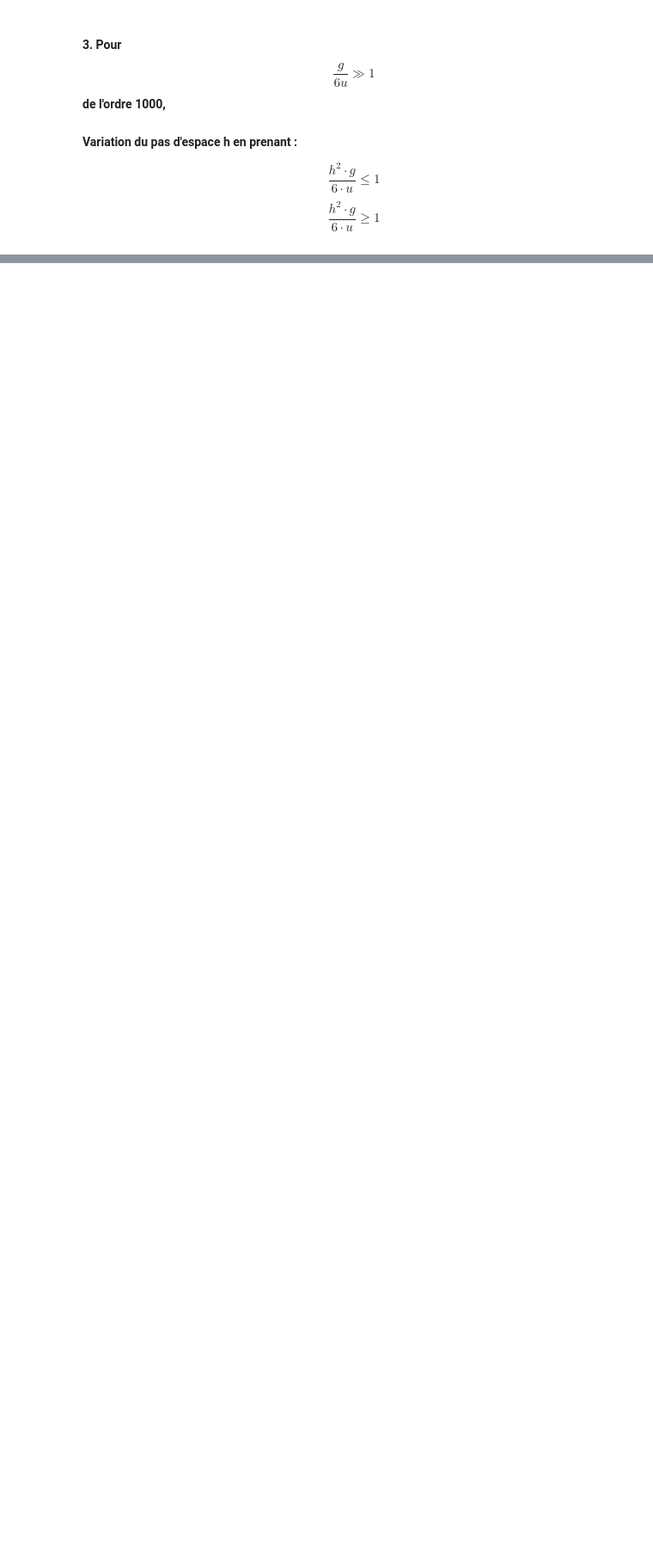
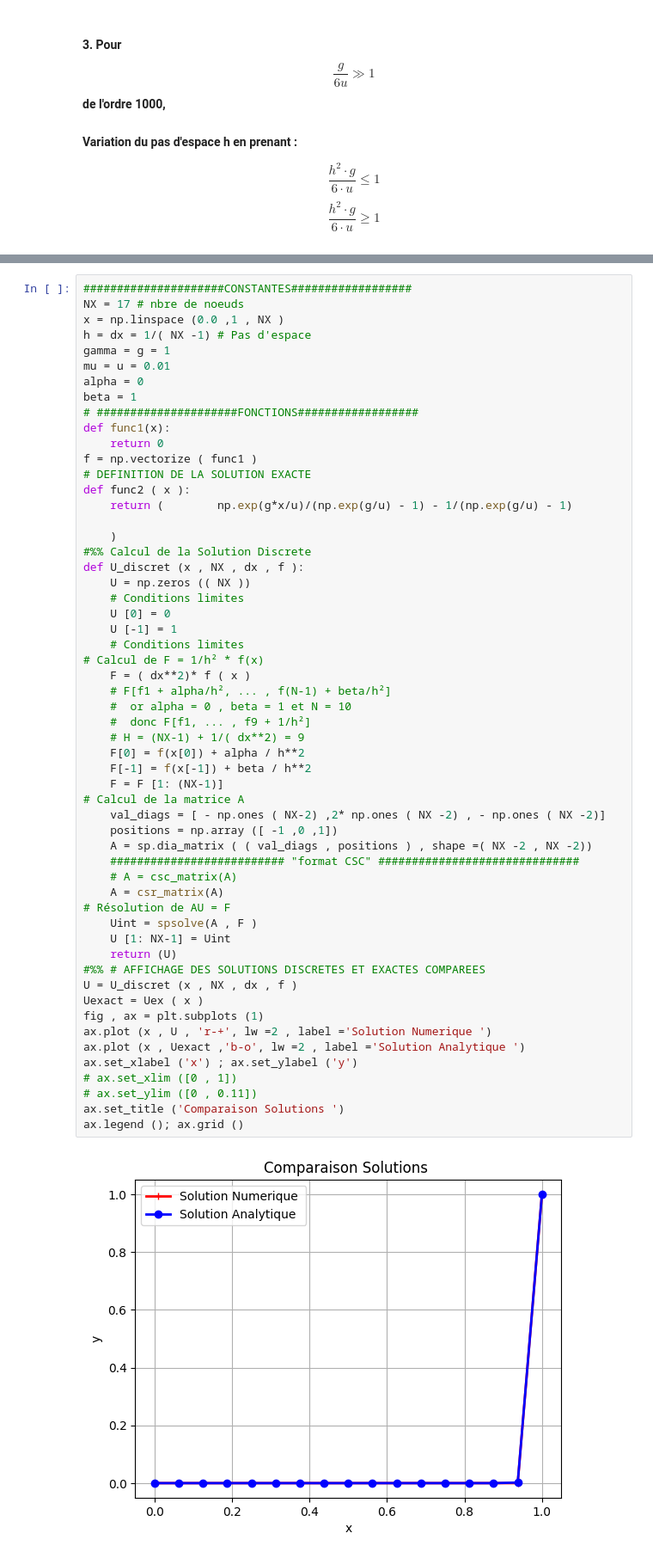
Before and after one commit to Ousoka/Application1_Analyse_Numerique, a Jupyter notebook: Projet_Application1.ipynb, the cells around one changed output, grey strips where cells are left out. Shown: that part at 86% size. Cells and saved outputs as stored; diff of their text form; blank space fills up the shorter version.

```diff
--- a/Projet_Application1.ipynb
+++ b/Projet_Application1.ipynb
@@ -461,2 +242,60 @@ $$ \frac{h^2 \cdot g}{6 \cdot u} \geq 1 $$
+# %%
+#####################CONSTANTES##################
+NX = 17 # nbre de noeuds
+x = np.linspace (0.0 ,1 , NX )
+h = dx = 1/( NX -1) # Pas d'espace
+gamma = g = 1
+mu = u = 0.01
+alpha = 0
+beta = 1
+# #####################FONCTIONS##################
+def func1(x):
+    return 0
+f = np.vectorize ( func1 )
+# DEFINITION DE LA SOLUTION EXACTE
+def func2 ( x ):
+    return (        np.exp(g*x/u)/(np.exp(g/u) - 1) - 1/(np.exp(g/u) - 1)
+
+    )
+#%% Calcul de la Solution Discrete
+def U_discret (x , NX , dx , f ):
+    U = np.zeros (( NX ))
+    # Conditions limites
+    U [0] = 0
+    U [-1] = 1
+    # Conditions limites
+# Calcul de F = 1/h² * f(x)
+    F = ( dx**2)* f ( x )
+    # F[f1 + alpha/h², ... , f(N-1) + beta/h²]
+    #  or alpha = 0 , beta = 1 et N = 10
+    #  donc F[f1, ... , f9 + 1/h²]
+    # H = (NX-1) + 1/( dx**2) = 9
+    F[0] = f(x[0]) + alpha / h**2
+    F[-1] = f(x[-1]) + beta / h**2
+    F = F [1: (NX-1)]
+# Calcul de la matrice A
+    val_diags = [ - np.ones ( NX-2) ,2* np.ones ( NX -2) , - np.ones ( NX -2)]
+    positions = np.array ([ -1 ,0 ,1])
+    A = sp.dia_matrix ( ( val_diags , positions ) , shape =( NX -2 , NX -2))
+    ########################## "format CSC" ##############################
+    # A = csc_matrix(A)
+    A = csr_matrix(A)
+# Résolution de AU = F
+    Uint = spsolve(A , F )
+    U [1: NX-1] = Uint
+    return (U)
+#%% # AFFICHAGE DES SOLUTIONS DISCRETES ET EXACTES COMPAREES
+U = U_discret (x , NX , dx , f )
+Uexact = Uex ( x )
+fig , ax = plt.subplots (1)
+ax.plot (x , U , 'r-+', lw =2 , label ='Solution Numerique ')
+ax.plot (x , Uexact ,'b-o', lw =2 , label ='Solution Analytique ')
+ax.set_xlabel ('x') ; ax.set_ylabel ('y')
+# ax.set_xlim ([0 , 1])
+# ax.set_ylim ([0 , 0.11])
+ax.set_title ('Comparaison Solutions ')
+ax.legend (); ax.grid ()
+# %% [output]
+[figure, added]
 # %%
 #####################CONSTANTES##################
```
Also changed, not shown: parts of 24 cells of this notebook.
